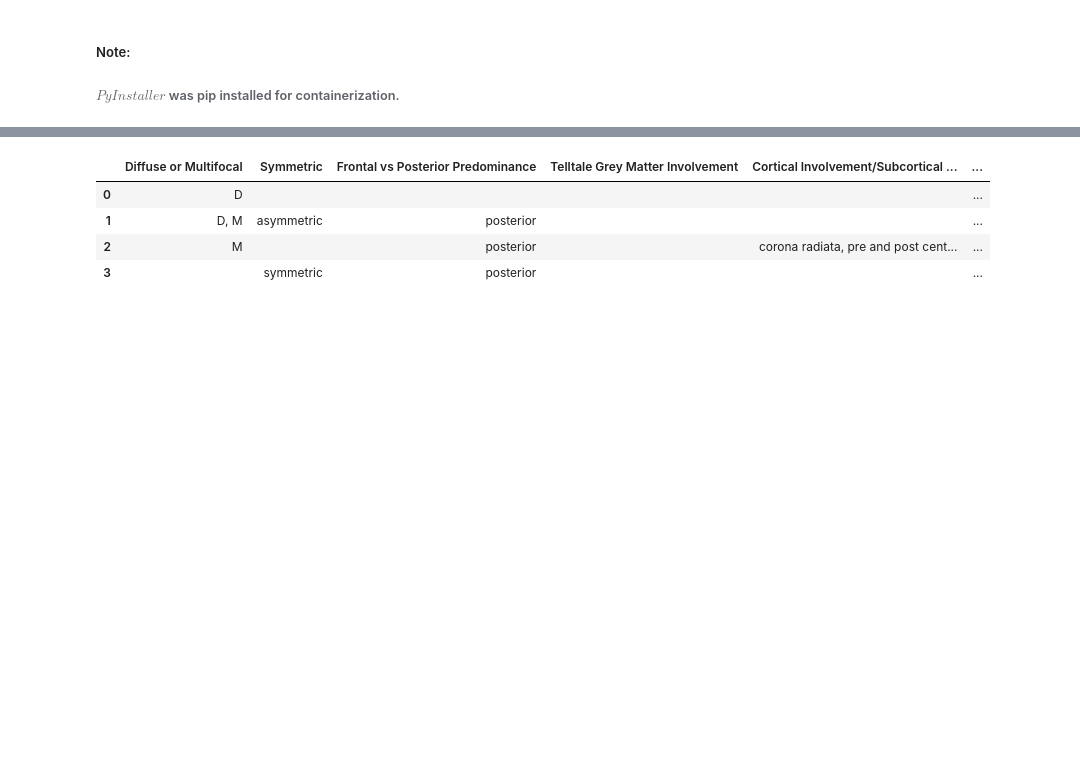
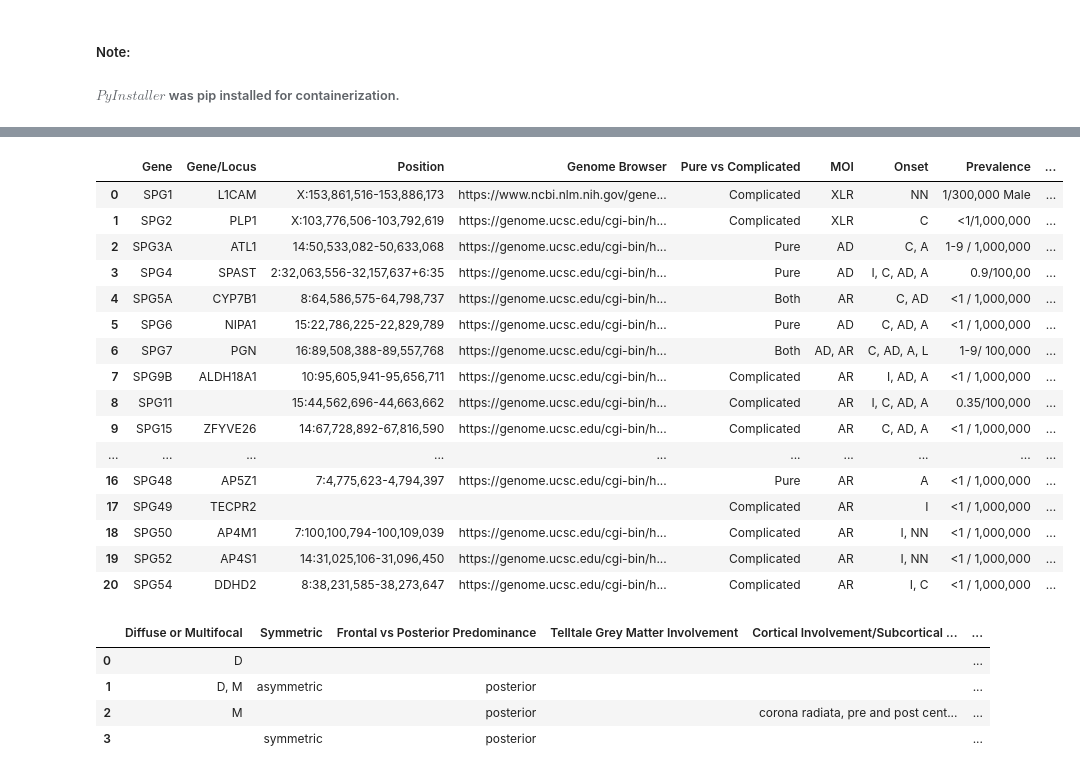
Before and after one commit to aley-1998/Imaging-based-diagnostic-algorithm-for-HSP-s-with-associated-white-matter-abnormalities., a Jupyter notebook: hsp.ipynb, the cells around one changed output, grey strips where cells are left out. Cells and saved outputs as stored; diff of their text form; code cells hidden in the pictures; blank space fills up the shorter version.

```diff
--- a/hsp.ipynb
+++ b/hsp.ipynb
@@ -23,3 +63,23 @@ results_df = utils.return_clean_data('hsp_data.xlsx').iloc[:, list(range(20,35))
+# %%
+results_df
+# %% [output]
+|  | Gene | Gene/Locus | Position | Genome Browser | Pure vs Complicated | MOI | Onset | Prevalence | ... |
+| 0 | SPG1 | L1CAM | X:153,861,516-153,886,173 | https://www.ncbi.nlm.nih.gov/gene... | Complicated | XLR | NN | 1/300,000 Male | ... |
+| 1 | SPG2 | PLP1 | X:103,776,506-103,792,619 | https://genome.ucsc.edu/cgi-bin/h... | Complicated | XLR | C | <1/1,000,000 | ... |
+| 2 | SPG3A | ATL1 | 14:50,533,082-50,633,068 | https://genome.ucsc.edu/cgi-bin/h... | Pure | AD | C, A | 1-9 / 1,000,000 | ... |
+| 3 | SPG4 | SPAST | 2:32,063,556-32,157,637+6:35 | https://genome.ucsc.edu/cgi-bin/h... | Pure | AD | I, C, AD, A | 0.9/100,00 | ... |
+| 4 | SPG5A | CYP7B1 | 8:64,586,575-64,798,737 | https://genome.ucsc.edu/cgi-bin/h... | Both | AR | C, AD | <1 / 1,000,000 | ... |
+| 5 | SPG6 | NIPA1 | 15:22,786,225-22,829,789 | https://genome.ucsc.edu/cgi-bin/h... | Pure | AD | C, AD, A | <1 / 1,000,000 | ... |
+| 6 | SPG7 | PGN | 16:89,508,388-89,557,768 | https://genome.ucsc.edu/cgi-bin/h... | Both | AD, AR | C, AD, A, L | 1-9/ 100,000 | ... |
+| 7 | SPG9B | ALDH18A1 | 10:95,605,941-95,656,711 | https://genome.ucsc.edu/cgi-bin/h... | Complicated | AR | I, AD, A | <1 / 1,000,000 | ... |
+| 8 | SPG11 |  | 15:44,562,696-44,663,662 | https://genome.ucsc.edu/cgi-bin/h... | Complicated | AR | I, C, AD, A | 0.35/100,000 | ... |
+| 9 | SPG15 | ZFYVE26 | 14:67,728,892-67,816,590 | https://genome.ucsc.edu/cgi-bin/h... | Complicated | AR | C, AD, A | <1 / 1,000,000 | ... |
+| ... | ... | ... | ... | ... | ... | ... | ... | ... | ... |
+| 16 | SPG48 | AP5Z1 | 7:4,775,623-4,794,397 | https://genome.ucsc.edu/cgi-bin/h... | Pure | AR | A | <1 / 1,000,000 | ... |
+| 17 | SPG49 | TECPR2 |  |  | Complicated | AR | I | <1 / 1,000,000 | ... |
+| 18 | SPG50 | AP4M1 | 7:100,100,794-100,109,039 | https://genome.ucsc.edu/cgi-bin/h... | Complicated | AR | I, NN | <1 / 1,000,000 | ... |
+| 19 | SPG52 | AP4S1 | 14:31,025,106-31,096,450 | https://genome.ucsc.edu/cgi-bin/h... | Complicated | AR | I, NN | <1 / 1,000,000 | ... |
+| 20 | SPG54 | DDHD2 | 8:38,231,585-38,273,647 | https://genome.ucsc.edu/cgi-bin/h... | Complicated | AR | I, C | <1 / 1,000,000 | ... |
 # %%
 # data preview
 df[:4]
```
Also changed, not shown: parts of 18 cells of this notebook, 1 other file.
